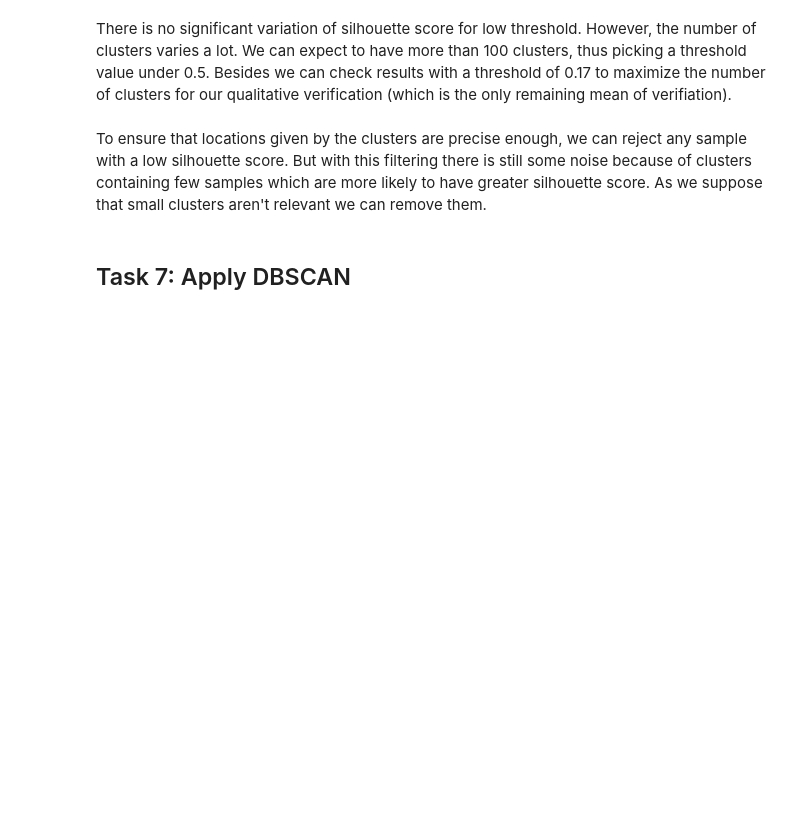
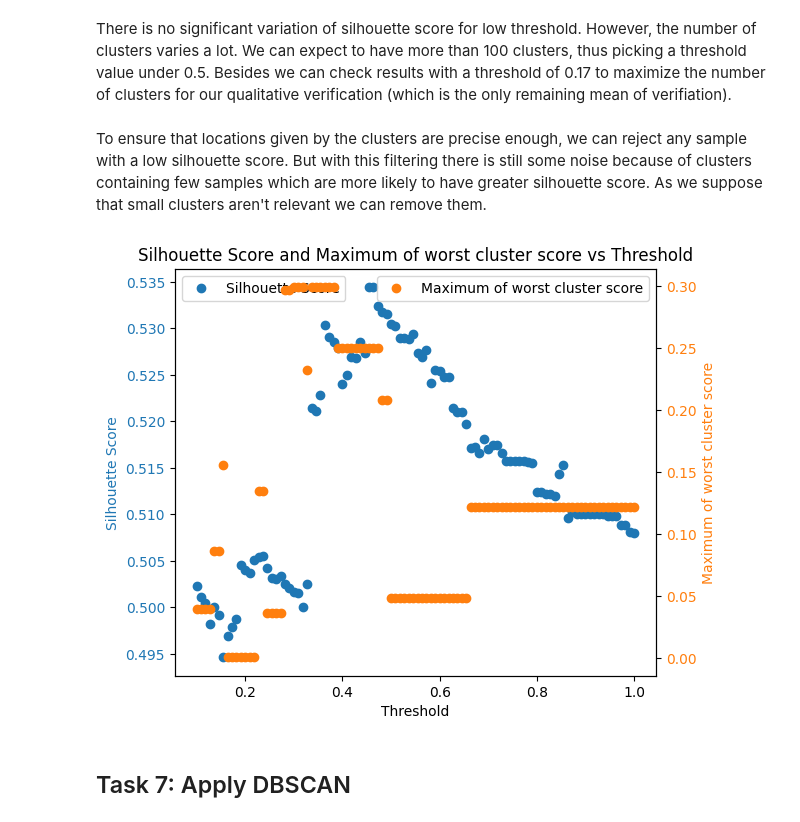
Before and after one commit to armynion/Data-Mining-Lab-INSA-4IF, a Jupyter notebook: Main.ipynb, the cells around one changed output. Cells and saved outputs as stored; diff of their text form; code cells hidden in the pictures; blank space fills up the shorter version.

```diff
--- a/Main.ipynb
+++ b/Main.ipynb
@@ -583,3 +611,28 @@ To ensure that locations given by the clusters are precise enough, we can reject
+# %%
+thresholds = np.linspace(0.1, 1, 100)
+hierarchical_silhouette_test2 = find_best_threshold2(thresholds)
+# %%
+fig, ax1 = plt.subplots()
+
+color = 'tab:blue'
+ax1.set_xlabel('Threshold')
+ax1.set_ylabel('Silhouette Score', color=color)
+ax1.plot(thresholds, hierarchical_silhouette_test2["scores"], label='Silhouette Score', marker='o',linestyle='', color=color)
+ax1.tick_params(axis='y', labelcolor=color)
+ax1.legend(loc='upper left')
+
+ax2 = ax1.twinx()
+color = 'tab:orange'
+ax2.set_ylabel('Maximum of worst cluster score', color=color)
+ax2.plot(thresholds, hierarchical_silhouette_test2["min_silhouettes"], label='Maximum of worst cluster score', marker='o',linestyle='', color=color)
+ax2.tick_params(axis='y', labelcolor=color)
+ax2.legend(loc='upper right')
+
+fig.tight_layout()
+plt.title('Silhouette Score and Maximum of worst cluster score vs Threshold')
+plt.show()
+# %% [output]
+[figure, added]
 # %%
 hierarchical_coordinates_sample = scaled_coordinates_df.sample(20000)
 
```
Also changed, not shown: parts of 16 cells of this notebook.
